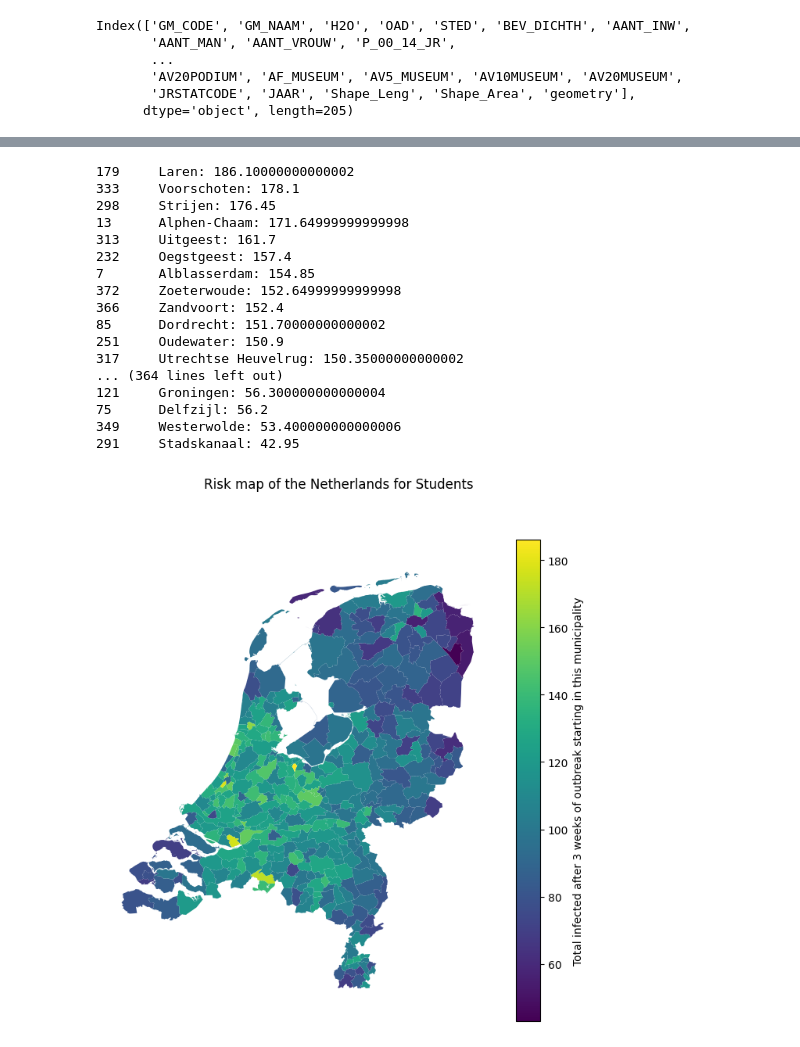
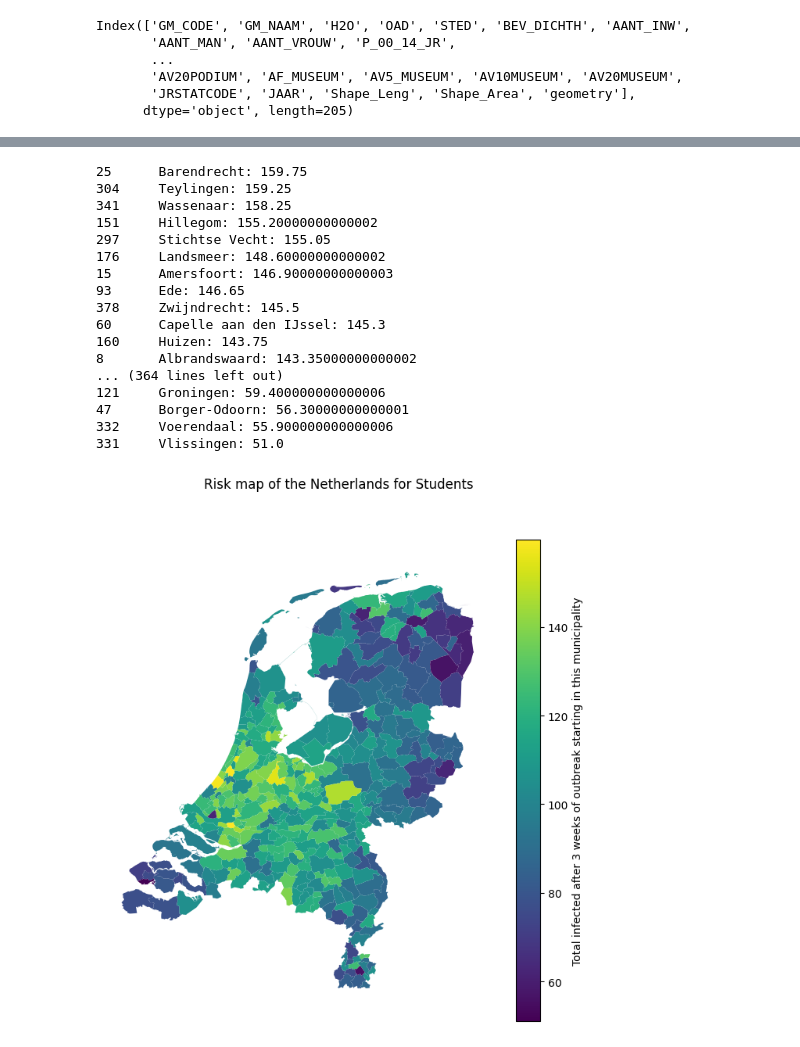
Before and after one commit to larsdekwant/covid-gravity-model, a Jupyter notebook: riskmap.ipynb, the cells around one changed output, grey strips where cells are left out. Saved outputs shown, nothing was run; the diff lists cells and outputs as text; code cells hidden in the pictures.

Commit message:
create new risk map

```diff
--- a/riskmap.ipynb
+++ b/riskmap.ipynb
@@ -336,6 +361,6 @@ def load_total_infected_avg_runs(path_data, loc, group, runs):
     return merged_data
 # %%
-path = os.getcwd() + '/results/High/Seed_0/'
+path = os.getcwd() + '/cluster/results/3/High/'
 
 loc_name = np.array(pd.read_pickle(path + 'Gemeenten.pkl')).T[0]
 n_mun = len(loc_name)
@@ -344,12 +369,12 @@ t_max = 21 * 24
 risk_map = np.zeros(n_mun)
 infected_per_municipality = np.zeros((n_mun, t_max, n_mun))
 for loc in range(n_mun):
-    infected_per_municipality[loc] = load_total_infected_avg_runs(path, loc, 3, 20)
+    infected_per_municipality[loc] = load_total_infected_avg_runs(path, loc, 3, 20, 1)
     risk_map[loc] = np.sum(infected_per_municipality[loc, t_max - 1])
     print(str(loc) +'\t' + loc_name[loc] + ':  ' + str(risk_map[loc]))
 
 # Store the infected data per municipality, because it takes a while to generate
-np.save(path + 'Infected_Per_Municipality', infected_per_municipality)
+np.save(path + 'Infected_Per_Municipality_New', infected_per_municipality)
 
 create_spatial_plot(risk_map, 'Risk map of the Netherlands', 'Total infected when outbreak starts in this municipality')
 # %% [output]
@@ -374,24 +399,27 @@ create_spatial_plot(risk_map, 'Risk map of the Netherlands', 'Total infected whe
 # %%
-def load_foi_avg_runs(path_data, loc, group, runs):
+def load_foi_avg_runs(path_data, loc, group, seeds, runs):
     all_data = []
-    for run in range(runs):
-        foi_data = np.load(path_data + 'Runs_ref_4.6_100_5_risk' + str(loc) + '_' + str(group) + '/Infection_Pressure_' + str(run) + '.npy')
-        all_data.append(foi_data)
+    for seed in range(seeds):
+        path = path_data + f'Seed_{seed}/'
+        for run in range(runs):
+            foi_data = np.load(path + 'Runs_ref_4.6_100_5_risk' + str(loc) + '_' + str(group) + '/Infection_Pressure_' + str(run) + '.npy')
+            all_data.append(foi_data)
 
     # Average the data
+    n_data = seeds * runs
     merged_data = np.zeros(all_data[0].shape)
-    for run in range(runs):
-        merged_data = merged_data + all_data[run]
-    merged_data = merged_data / runs
+    for i in range(n_data):
+        merged_data = merged_data + all_data[i]
+    merged_data = merged_data / n_data
     return merged_data
 
-path = os.getcwd() + '/results/High/Seed_0/'
+path = os.getcwd() + '/cluster/results/3/High/'
 
 loc_name = np.array(pd.read_pickle(path + 'Gemeenten.pkl')).T[0]
 
 risk_map = np.zeros(380)
 for loc in range(380):
-    infected_per_municipality = load_foi_avg_runs(path, loc, 3, 20)
+    infected_per_municipality = load_foi_avg_runs(path, loc, 3, 20, 1)
     t_max = infected_per_municipality.shape[0]
     risk = np.sum(infected_per_municipality[t_max - 1])
     risk_map[loc] = risk
@@ -419,31 +448,32 @@ create_spatial_plot(risk_map, 'Risk map of the Netherlands for Students', 'Total
 # %%
-infected_per_municipality = np.load(os.getcwd() + '/results/High/Seed_0/Infected_Per_Municipality.npy')
+infected_per_municipality = np.load(os.getcwd() + '/cluster/results/3/High/Infected_Per_Municipality_New.npy')
+#infected_per_municipality = risk_map
 n_municipalities = infected_per_municipality.shape[0]
 risk_data = np.zeros(n_municipalities)
 for i in range(n_municipalities):
-    risk_data[i] = np.sum(infected_per_municipality[i, t_max - 1])
+    risk_data[i] = np.sum(infected_per_municipality[i, t_max-1])
 
 for loc in np.argsort(risk_data)[::-1]:
     print(str(loc) + '\t' + loc_name[loc] + ': ' + str(risk_data[loc]))
 
 
 create_spatial_plot(risk_data, 'Risk map of the Netherlands for Students', 'Total infected after 3 weeks of outbreak starting in this municipality')
 # %% [output]
-179     Laren: 186.10000000000002
-333     Voorschoten: 178.1
-298     Strijen: 176.45
-13      Alphen-Chaam: 171.64999999999998
-313     Uitgeest: 161.7
-232     Oegstgeest: 157.4
-7       Alblasserdam: 154.85
-372     Zoeterwoude: 152.64999999999998
-366     Zandvoort: 152.4
-85      Dordrecht: 151.70000000000002
-251     Oudewater: 150.9
-317     Utrechtse Heuvelrug: 150.35000000000002
+25      Barendrecht: 159.75
+304     Teylingen: 159.25
+341     Wassenaar: 158.25
+151     Hillegom: 155.20000000000002
+297     Stichtse Vecht: 155.05
+176     Landsmeer: 148.60000000000002
+15      Amersfoort: 146.90000000000003
+93      Ede: 146.65
+378     Zwijndrecht: 145.5
+60      Capelle aan den IJssel: 145.3
+160     Huizen: 143.75
+8       Albrandswaard: 143.35000000000002
 ... (364 lines left out)
-121     Groningen: 56.300000000000004
-75      Delfzijl: 56.2
-349     Westerwolde: 53.400000000000006
-291     Stadskanaal: 42.95
+121     Groningen: 59.400000000000006
+47      Borger-Odoorn: 56.30000000000001
+332     Voerendaal: 55.900000000000006
+331     Vlissingen: 51.0
-[figure, old version]
+[figure, new version]
```
Also changed, not shown: parts of 6 cells of this notebook, 26 other files.
